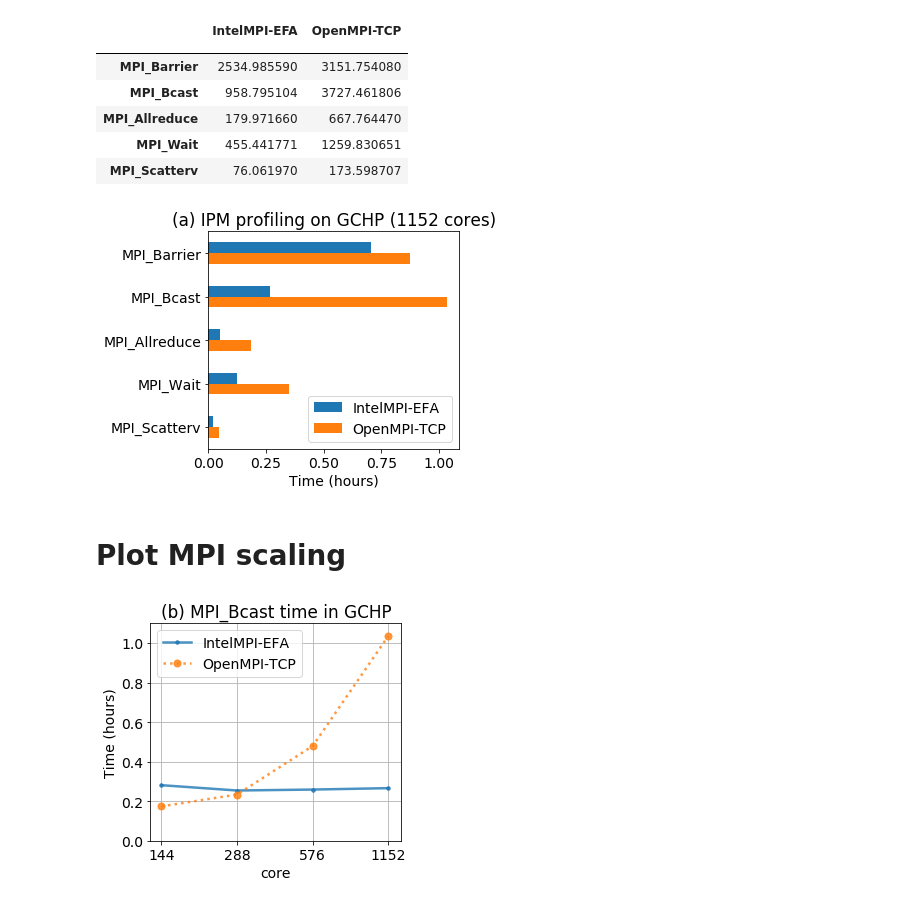
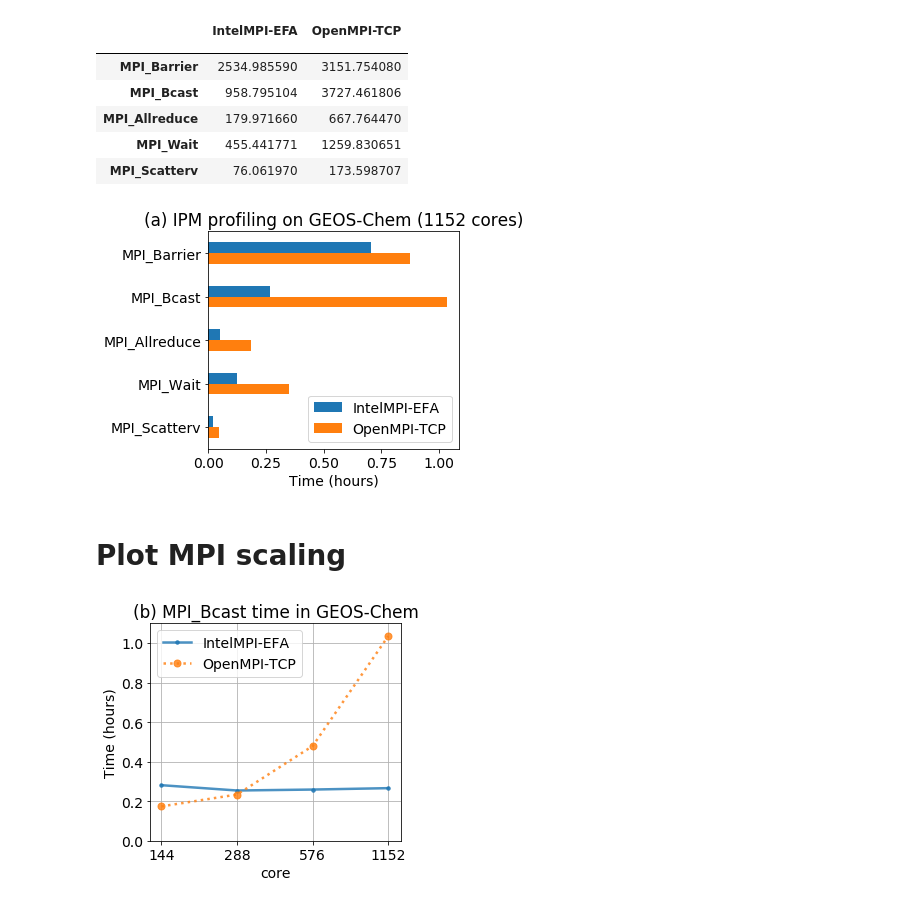
Before and after one commit to JiaweiZhuang/cloud-gchp-paper, a Jupyter notebook: notebooks/plot_ipm_profiling.ipynb, the cells around one changed output. Saved outputs shown, nothing was run; the diff lists cells and outputs as text; code cells hidden in the pictures.

Commit message:
Explictly state "GEOS-Chem" in title to avoid confusion

```diff
--- a/notebooks/plot_ipm_profiling.ipynb
+++ b/notebooks/plot_ipm_profiling.ipynb
@@ -165,11 +165,11 @@ df_compare
 | MPI_Scatterv | 76.061970 | 173.598707 |
 # %%
 (df_compare/3600).iloc[::-1, ::-1].plot.barh(legend='reverse', color=['C1', 'C0'], figsize=[4.5, 4])
-plt.title('(a) IPM profiling on GCHP (1152 cores)')
+plt.title('(a) IPM profiling on GEOS-Chem (1152 cores)')
 plt.xlabel('Time (hours)')
 plt.savefig('gchp-all-mpi.png', dpi=300, bbox_inches='tight')
 # %% [output]
-[figure, old version]
+[figure, new version]
 # %% [markdown]
 # Plot MPI scaling
 # %%
@@ -185,7 +185,7 @@ for i, line in enumerate(ax.get_lines()[:3]):
     line.set_marker(marker_list[i])
     line.set_linestyle(linestyle_list[i])
 
-ax.set_title('(b) MPI_Bcast time in GCHP')
+ax.set_title('(b) MPI_Bcast time in GEOS-Chem')
 ax.legend()
 ax.grid()
 
@@ -201,4 +201,4 @@ ax.set_ylim(0, 1.1)
 
 fig.savefig('gchp_mpi_bcast.png', dpi=300, bbox_inches='tight')
 # %% [output]
-[figure, old version]
+[figure, new version]
```
Also changed, not shown: parts of 2 cells of this notebook, 1 other file.
